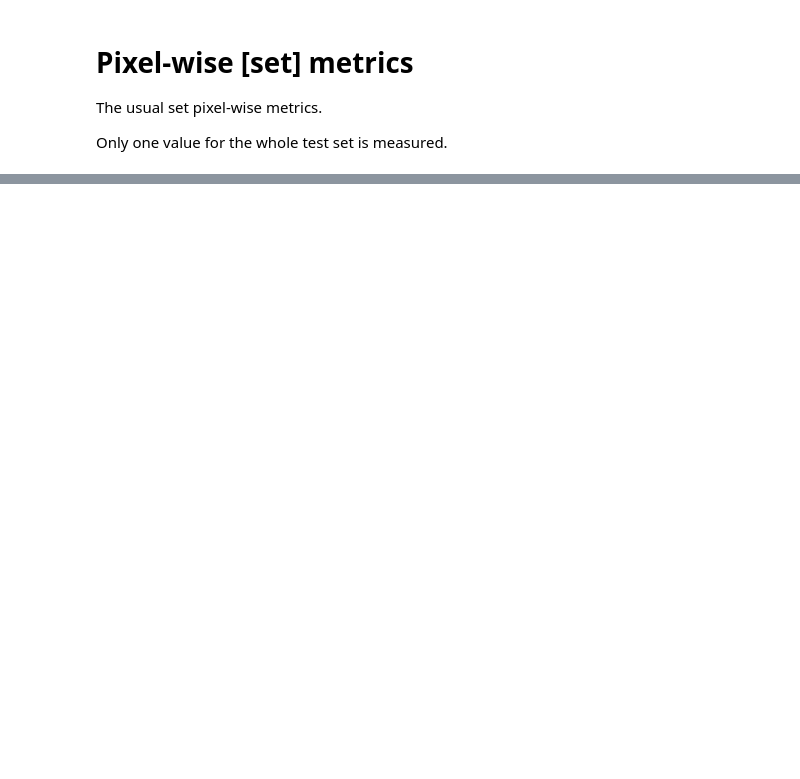
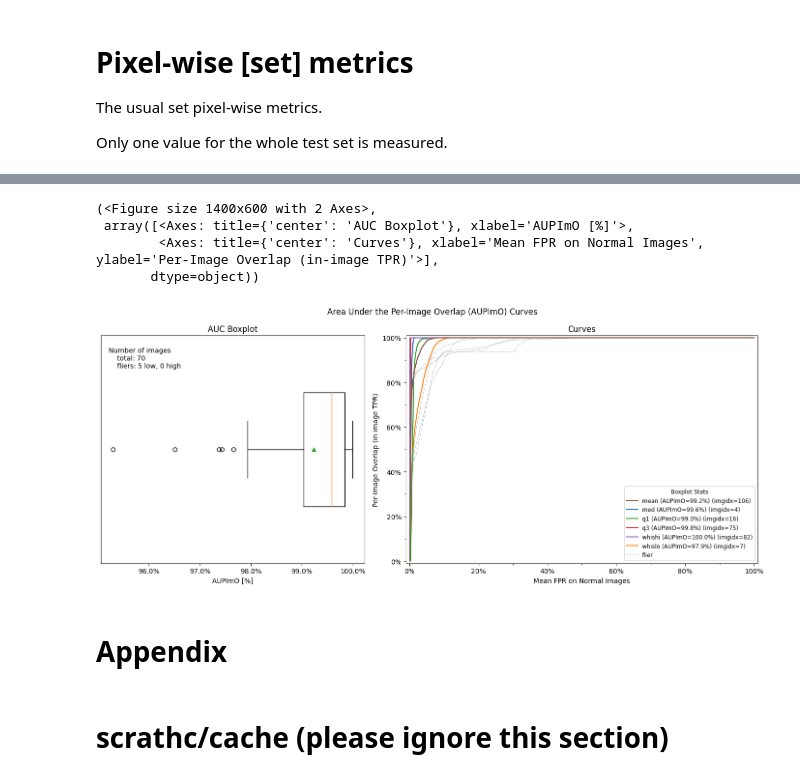
Before and after one commit to openvinotoolkit/anomalib, a Jupyter notebook: notebooks/500_use_cases/502_perimg_metrics.ipynb, the cells around one changed output, grey strips where cells are left out. Cells and saved outputs as stored; diff of their text form; code cells hidden in the pictures; blank space fills up the shorter version.

```diff
--- a/notebooks/500_use_cases/502_perimg_metrics.ipynb
+++ b/notebooks/500_use_cases/502_perimg_metrics.ipynb
@@ -236,0 +340,12 @@ DescribeResult(nobs=70, minmax=(0.9629851726316055, 0.9999250647309539), mean=0.
+# %%
+aupimo.plot()
+# %% [output]
+(<Figure size 1400x600 with 2 Axes>,
+ array([<Axes: title={'center': 'AUC Boxplot'}, xlabel='AUPImO [%]'>,
+        <Axes: title={'center': 'Curves'}, xlabel='Mean FPR on Normal Images', ylabel='Per-Image Overlap (in-image TPR)'>],
+       dtype=object))
+[figure, added]
+# %% [markdown]
+# Appendix
+# %% [markdown]
+# scrathc/cache (please ignore this section)
```
Also changed, not shown: parts of 28 cells of this notebook.
